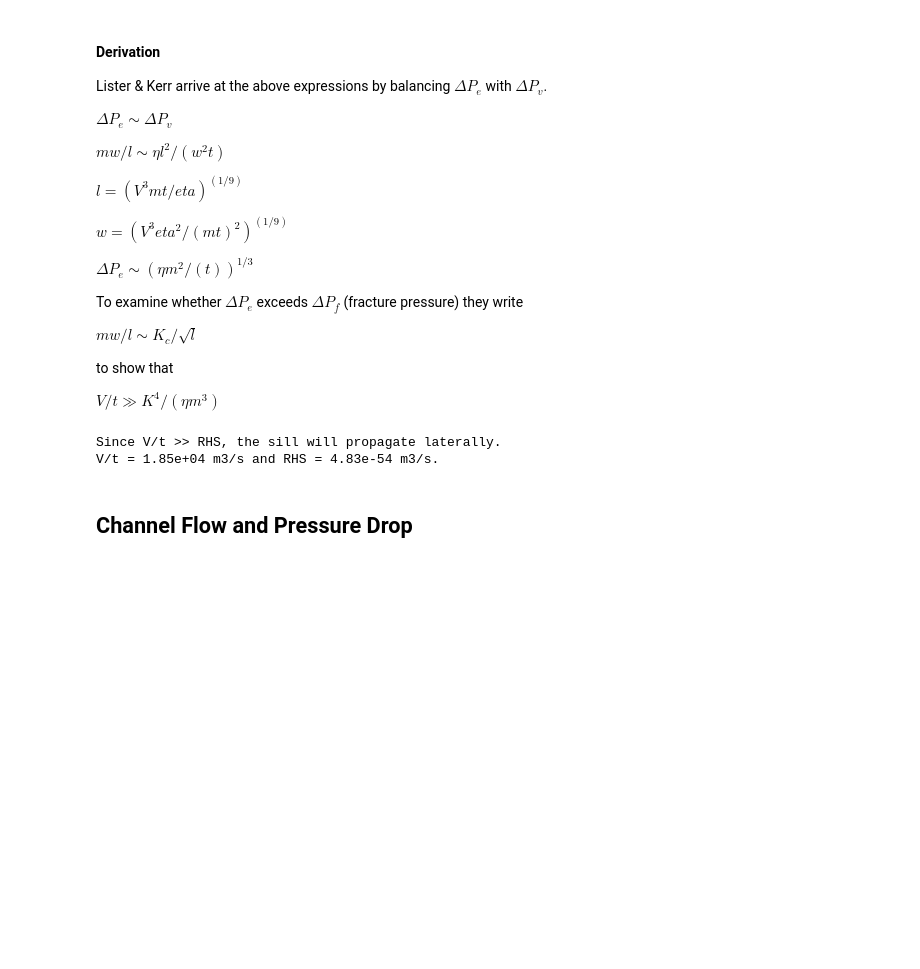
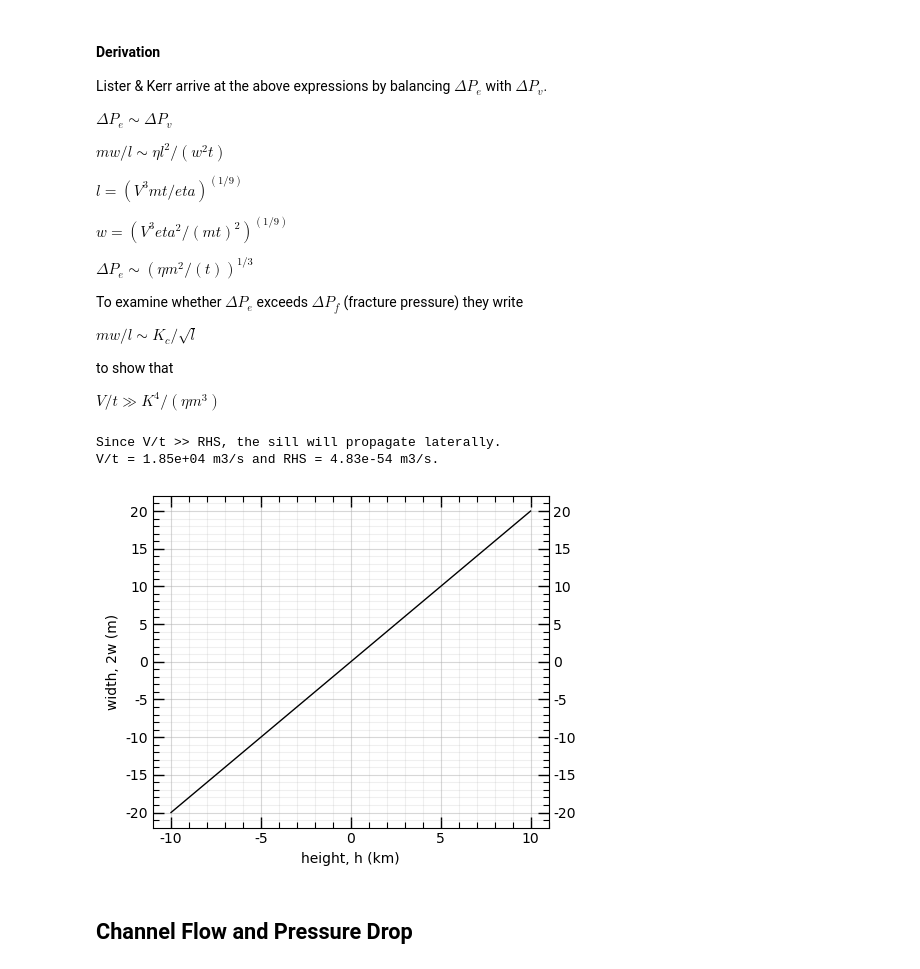
Before and after one commit to CottomR-et-al/Europa-ice-ocean-exchange, a Jupyter notebook: F25_Dikes_Europa.ipynb, the cells around one changed output. Drawn from its saved outputs; the diff is of its cells as text; code cells hidden in the pictures; blank space fills up the shorter version.

```diff
--- a/F25_Dikes_Europa.ipynb
+++ b/F25_Dikes_Europa.ipynb
@@ -815,6 +815,42 @@ else:
 # %% [output]
 Since V/t >> RHS, the sill will propagate laterally.
 V/t = 1.85e+04 m3/s and RHS = 4.83e-54 m3/s.
+# %%
+# Lister (1990) lateral fluid propagation
+
+rhou = 1200 # kg/m3
+rhol = 920 # kg/m3
+
+# width is given by
+# for a density step
+theta = (rhol - rhow) / (rhol - rhou)
+theta_bar = 1 - theta
+breadth = 1e3
+width = 1
+l0 = breadth + (1 - 2*nu) / (2 * (1 - nu)) * width
+p0 = m * width / l0
+z = np.linspace(-10e3, 10e3, 100)
+P0 = p0 / (theta * theta_bar * (rhou - rhol) * g * z)
+B = P0 * theta * theta_bar * (rhou - rhol) * g
+b = 1
+w = B * z**(b+1) / m
+
+fig, ax = plt.subplots(layout='tight', figsize=(5,4))
+ax.plot(z/1e3, 2*w, color='black', linewidth=1, linestyle='solid')
+plt.xlabel('height, h (km)')
+plt.ylabel('width, 2w (m)')
+ax.set_axisbelow(True)
+ax.xaxis.set_major_formatter(StrMethodFormatter('{x:g}'))
+ax.yaxis.set_major_formatter(StrMethodFormatter('{x:g}'))
+ax.xaxis.set_major_locator(FixedLocator(np.arange(-10, 11, 5)))
+ax.xaxis.set_minor_formatter(NullFormatter())
+ax.minorticks_on()
+ax.tick_params(which='major', length=8, width=1, direction='in', top=True, right=True, labelright=True)
+ax.tick_params(which='minor', length=4, width=0.8, direction='in', top=True, right=True)
+ax.grid(which='major', alpha=0.5)
+ax.grid(which='minor', alpha=0.2)
+# %% [output]
+[figure, added]
 # %% [markdown]
 ## Channel Flow and Pressure Drop
 # %%
```
